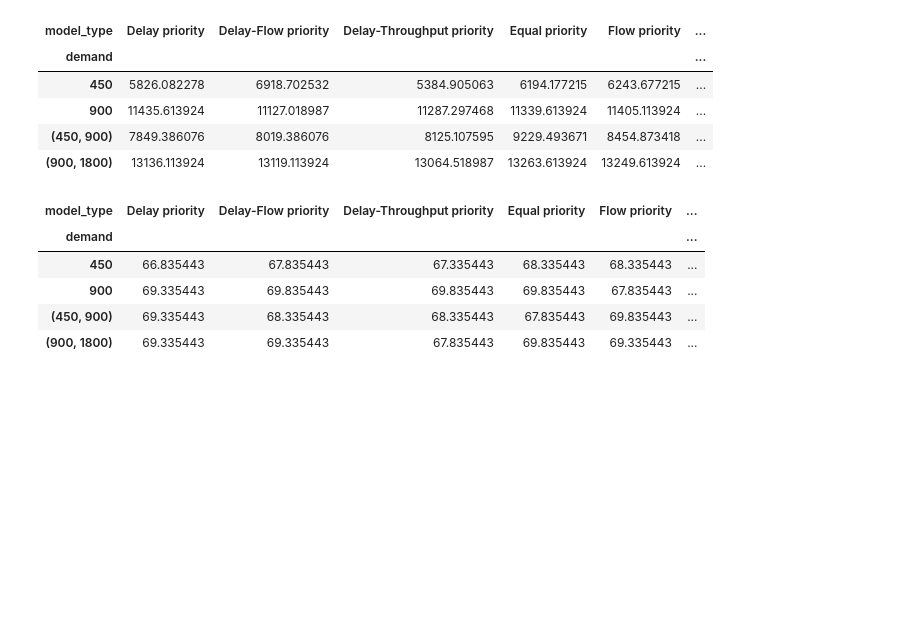
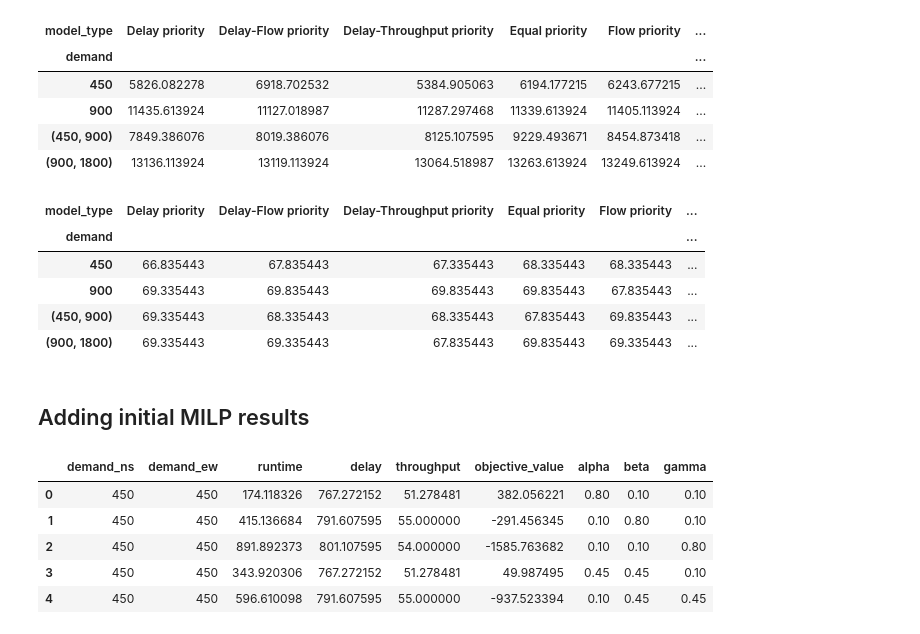
Before and after one commit to DEGABGED/ctm_data_processing, a Jupyter notebook: Results from MILP Realtime Computations.ipynb, the cells around one changed output. Saved outputs shown, nothing was run; the diff lists cells and outputs as text; code cells hidden in the pictures; blank space fills up the shorter version.

```diff
--- a/Results from MILP Realtime Computations.ipynb
+++ b/Results from MILP Realtime Computations.ipynb
@@ -277,3 +277,19 @@ df_throughput_table
 | 900 | 69.335443 | 69.835443 | 69.835443 | 69.835443 | 67.835443 | ... |
 | (450, 900) | 69.335443 | 68.335443 | 68.335443 | 67.835443 | 69.835443 | ... |
 | (900, 1800) | 69.335443 | 69.335443 | 67.835443 | 69.835443 | 69.335443 | ... |
+# %% [markdown]
+## Adding initial MILP results
+# %%
+df_initial_results = pd.concat([
+    pd.read_pickle(DF_PATH + 'results1.pkl'),
+    pd.read_pickle(DF_PATH + 'results2.pkl')
+])
+# %%
+df_initial_results.head()
+# %% [output]
+|  | demand_ns | demand_ew | runtime | delay | throughput | objective_value | alpha | beta | gamma |
+| 0 | 450 | 450 | 174.118326 | 767.272152 | 51.278481 | 382.056221 | 0.80 | 0.10 | 0.10 |
+| 1 | 450 | 450 | 415.136684 | 791.607595 | 55.000000 | -291.456345 | 0.10 | 0.80 | 0.10 |
+| 2 | 450 | 450 | 891.892373 | 801.107595 | 54.000000 | -1585.763682 | 0.10 | 0.10 | 0.80 |
+| 3 | 450 | 450 | 343.920306 | 767.272152 | 51.278481 | 49.987495 | 0.45 | 0.45 | 0.10 |
+| 4 | 450 | 450 | 596.610098 | 791.607595 | 55.000000 | -937.523394 | 0.10 | 0.45 | 0.45 |
```
Also changed, not shown: parts of 8 cells of this notebook, 5 other files.
